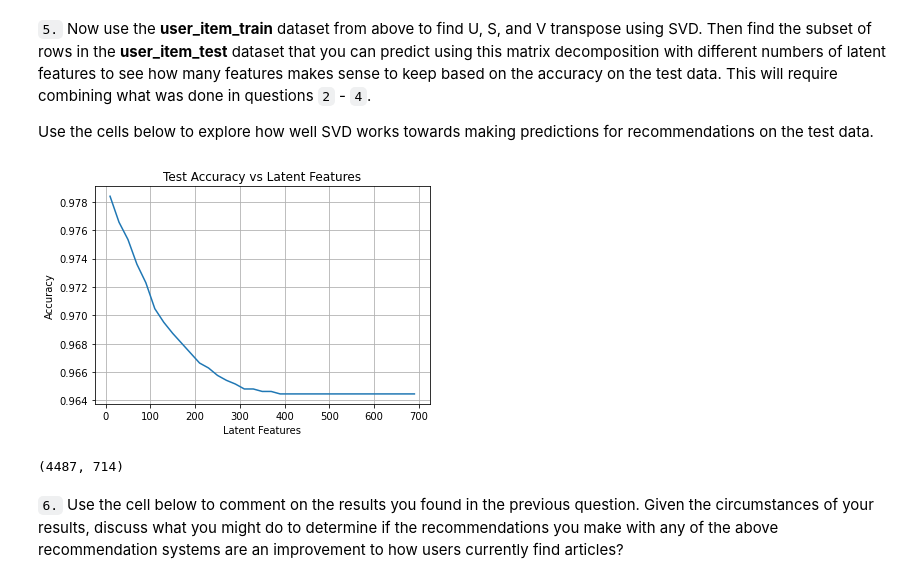
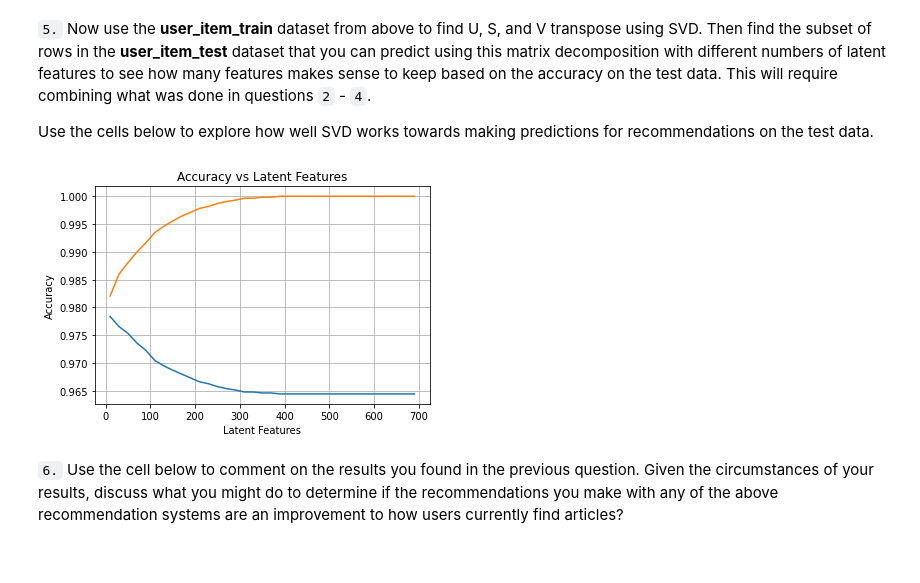
Before and after one commit to rafaelmata357/Data-Science-Udacity, a Jupyter notebook: Recommendations/Recommendations_with_IBM.ipynb, the cells around one changed output. Saved outputs shown, nothing was run; the diff lists cells and outputs as text; code cells hidden in the pictures.

Commit message:
FEAT: Add train errors and graph

```diff
--- a/Recommendations/Recommendations_with_IBM.ipynb
+++ b/Recommendations/Recommendations_with_IBM.ipynb
@@ -859,35 +848,39 @@ user_item_train_set = user_item_train.iloc[train_users_idx, train_arts_idx]
 # %%
-# Use these cells to see how well you can use the training
-# decomposition to predict on test data
+# Use these cells to see how well you can use the training decomposition to predict on test data
 
 
-latent_features = np.arange(10,700+10,20)
-sum_errors = []
+num_latent_feats = np.arange(10,700+10,20)
+sum_test_errors = []
+sum_train_errors = []
 
-for k in latent_features:
+for k in num_latent_feats:
 
     # Get train SVD matrices using only k features
-    s_train_k, u_train_k, vt_train_k = np.diag(s_train[:k]), u_train[:, :k], vt_train[:k, :]
+    s_train_new_k, u_train_new_k, vt_train_new_k = np.diag(s_train[:k]), u_train[:, :k], vt_train[:k, :]
 
     # Get the test matrices from train using only the subset share for users and articles
-    s_test_k, u_test_k, vt_test_k = s_train_k, u_train_k[train_users_idx,:], vt_train_k[:,train_arts_idx]
+    s_test_new_k, u_test_new_k, vt_test_new_k = s_train_new_k, u_train_new_k[train_users_idx,:], vt_train_new_k[:,train_arts_idx]
 
     # Compute dot product to get the prediction matrix
-    user_item_test_set_pred = np.around(np.dot(np.dot(u_test_k, s_test_k), vt_test_k))
+    user_item_test_set_pred = np.around(np.dot(np.dot(u_test_new_k, s_test_new_k), vt_test_new_k))
 
     # compute error for each prediction to actual value
-    error = np.subtract(user_item_test_subset, user_item_test_set_pred)
+    test_error = np.subtract(user_item_test_subset, user_item_test_set_pred)
+    train_error = np.subtract(user_item_train_set, user_item_test_set_pred)
 
     # Total absolute error
-    total_error = np.sum(np.sum(np.abs(error)))
-    sum_errors.append(total_error)
+    total_test_error = np.sum(np.sum(np.abs(test_error)))
+    total_train_error = np.sum(np.sum(np.abs(train_error)))
+    sum_test_errors.append(total_test_error)
+    sum_train_errors.append(total_train_error)
 # %%
 # Plot test accuracy and latent features
-n_interactions_set = u_item_test_set.shape[0] * u_item_test_set.shape[1]
-plt.plot(latent_features, 1 - np.array(sum_errors) / n_interactions_set);
+
+plt.plot(num_latent_feats, 1 - np.array(sum_test_errors) / user_item_test_subset.size);
+plt.plot(num_latent_feats, 1 - np.array(sum_train_errors) / user_item_train_set.size);
 plt.xlabel('Latent Features');
 plt.ylabel('Accuracy');
-plt.title('Test Accuracy vs Latent Features');
+plt.title('Accuracy vs Latent Features');
 plt.grid(True)
 # %% [output]
-[figure, old version]
+[figure, new version]
@@ -898,7 +887,3 @@ user_item_est = np.around(np.dot(np.dot(u_new, s_new), vt_new))
-# %%
-user_item_est.shape
-# %% [output]
-(4487, 714)
 # %% [markdown]
 `6.` Use the cell below to comment on the results you found in the previous question. Given the circumstances of your results, discuss what you might do to determine if the recommendations you make with any of the above recommendation systems are an improvement to how users currently find articles?
 # %% [markdown]
```
Also changed, not shown: parts of 4 cells of this notebook.
